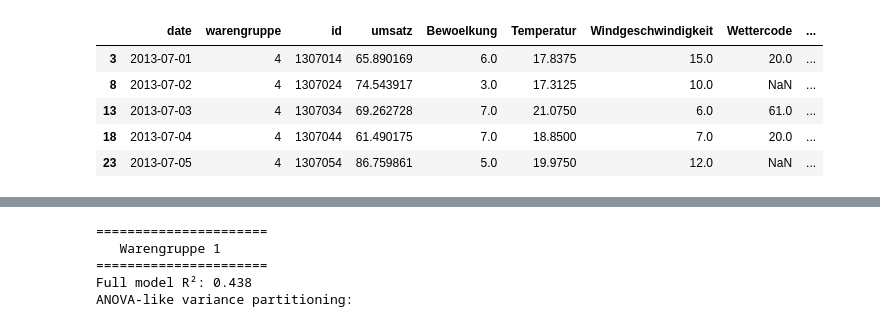
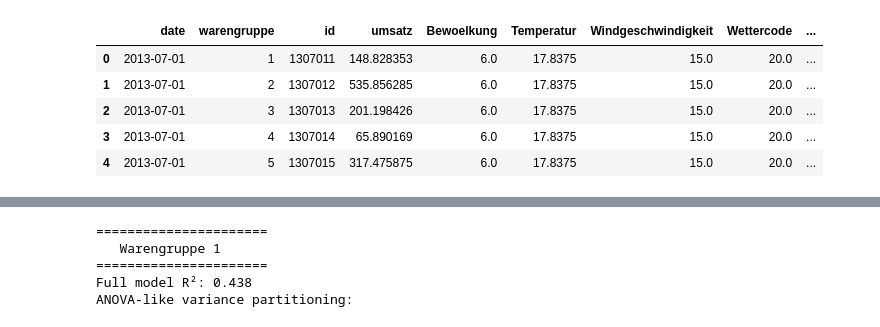
Before and after one commit to vikilouisa/Group-12---Introduction-to-Data-Science-Machine-Learning, a Jupyter notebook: linear_regression_byGulfem.ipynb, the cells around one changed output, grey strips where cells are left out. Cells and saved outputs as stored; diff of their text form; code cells hidden in the pictures.

Commit message:
Added warengruppe as categorical feature, improved prediction model, updated holidays integration

```diff
--- a/linear_regression_byGulfem.ipynb
+++ b/linear_regression_byGulfem.ipynb
@@ -14,42 +14,44 @@ train = pd.read_csv("analysis/train_split_merged_data_updated.csv")
 test = pd.read_csv("analysis/test_split_merged_data_updated.csv")
 
 # 2. Keep only product group 4
-train = train[train["warengruppe"] == 4].copy()
-test = test[test["warengruppe"] == 4].copy()
+train["warengruppe"] = train["warengruppe"].astype("category")
+test["warengruppe"] = test["warengruppe"].astype("category")
+
 
 # 3. Convert date column to datetime
 train["date"] = pd.to_datetime(train["date"])
 test["date"] = pd.to_datetime(test["date"])
 
 # 4. Create weekday, month, day-of-year
 train["Wochentag"] = train["date"].dt.day_name()
 test["Wochentag"] = test["date"].dt.day_name()
 
 train["Month"] = train["date"].dt.month
 test["Month"] = test["date"].dt.month
 
 train["dayofyear"] = train["date"].dt.dayofyear
 test["dayofyear"] = test["date"].dt.dayofyear
 
 # 5. Seasonal sine/cosine features
 train["sin_season"] = np.sin(2 * np.pi * train["dayofyear"] / 365)
 train["cos_season"] = np.cos(2 * np.pi * train["dayofyear"] / 365)
 
 test["sin_season"] = np.sin(2 * np.pi * test["dayofyear"] / 365)
 test["cos_season"] = np.cos(2 * np.pi * test["dayofyear"] / 365)
 
 # 6. Kieler Woche: replace missing with 0 and cast to int
 for df in [train, test]:
-    df["KielerWoche"] = df["KielerWoche"].fillna(0).astype(int)
-
+    df["KielerWoche"]    = df["KielerWoche"].fillna(0).astype(int)
+    df["school_holiday"] = df["school_holiday"].fillna(0).astype(int)
+    df["public_holiday"] = df["public_holiday"].fillna(0).astype(int)
 train.head()
 # %% [output]
 |  | date | warengruppe | id | umsatz | Bewoelkung | Temperatur | Windgeschwindigkeit | Wettercode | ... |
+| 0 | 2013-07-01 | 1 | 1307011 | 148.828353 | 6.0 | 17.8375 | 15.0 | 20.0 | ... |
+| 1 | 2013-07-01 | 2 | 1307012 | 535.856285 | 6.0 | 17.8375 | 15.0 | 20.0 | ... |
+| 2 | 2013-07-01 | 3 | 1307013 | 201.198426 | 6.0 | 17.8375 | 15.0 | 20.0 | ... |
 | 3 | 2013-07-01 | 4 | 1307014 | 65.890169 | 6.0 | 17.8375 | 15.0 | 20.0 | ... |
-| 8 | 2013-07-02 | 4 | 1307024 | 74.543917 | 3.0 | 17.3125 | 10.0 | NaN | ... |
-| 13 | 2013-07-03 | 4 | 1307034 | 69.262728 | 7.0 | 21.0750 | 6.0 | 61.0 | ... |
-| 18 | 2013-07-04 | 4 | 1307044 | 61.490175 | 7.0 | 18.8500 | 7.0 | 20.0 | ... |
-| 23 | 2013-07-05 | 4 | 1307054 | 86.759861 | 5.0 | 19.9750 | 12.0 | NaN | ... |
+| 4 | 2013-07-01 | 5 | 1307015 | 317.475875 | 6.0 | 17.8375 | 15.0 | 20.0 | ... |
 # %%
 # --- DATE FEATURES ---
 train["date"] = pd.to_datetime(train["date"])
```
Also changed, not shown: parts of 4 cells of this notebook, 1 other file.
